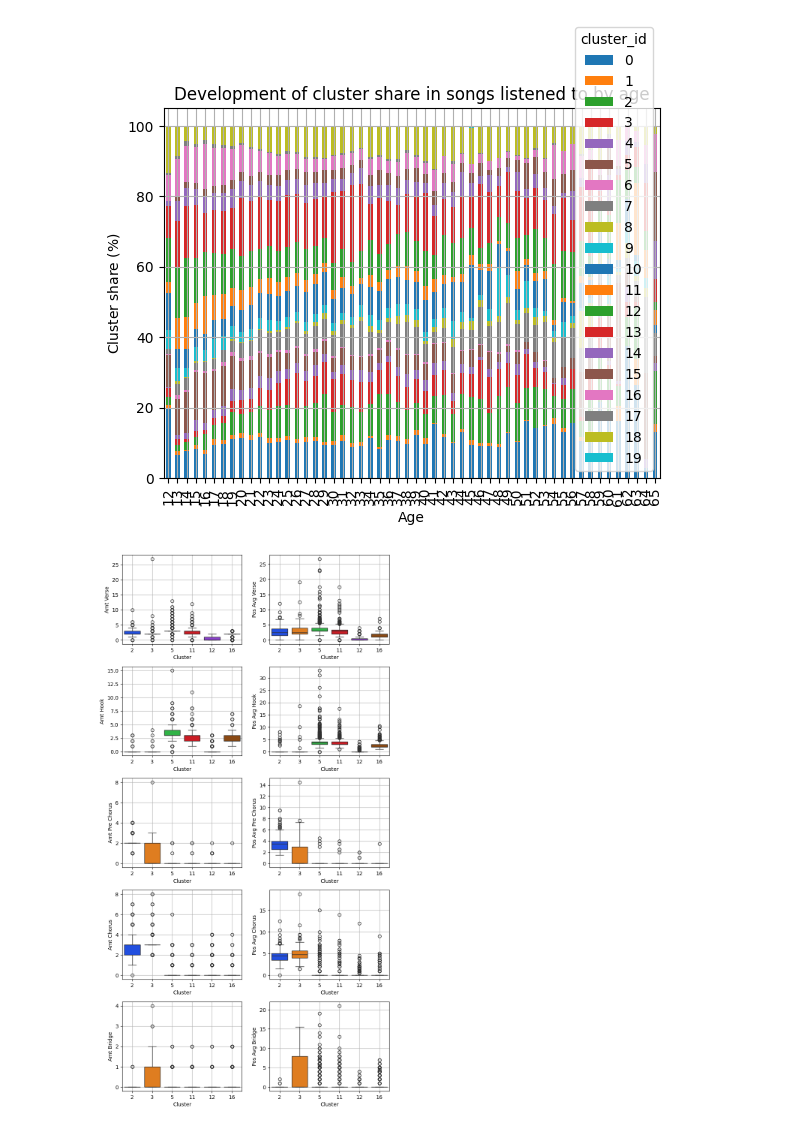
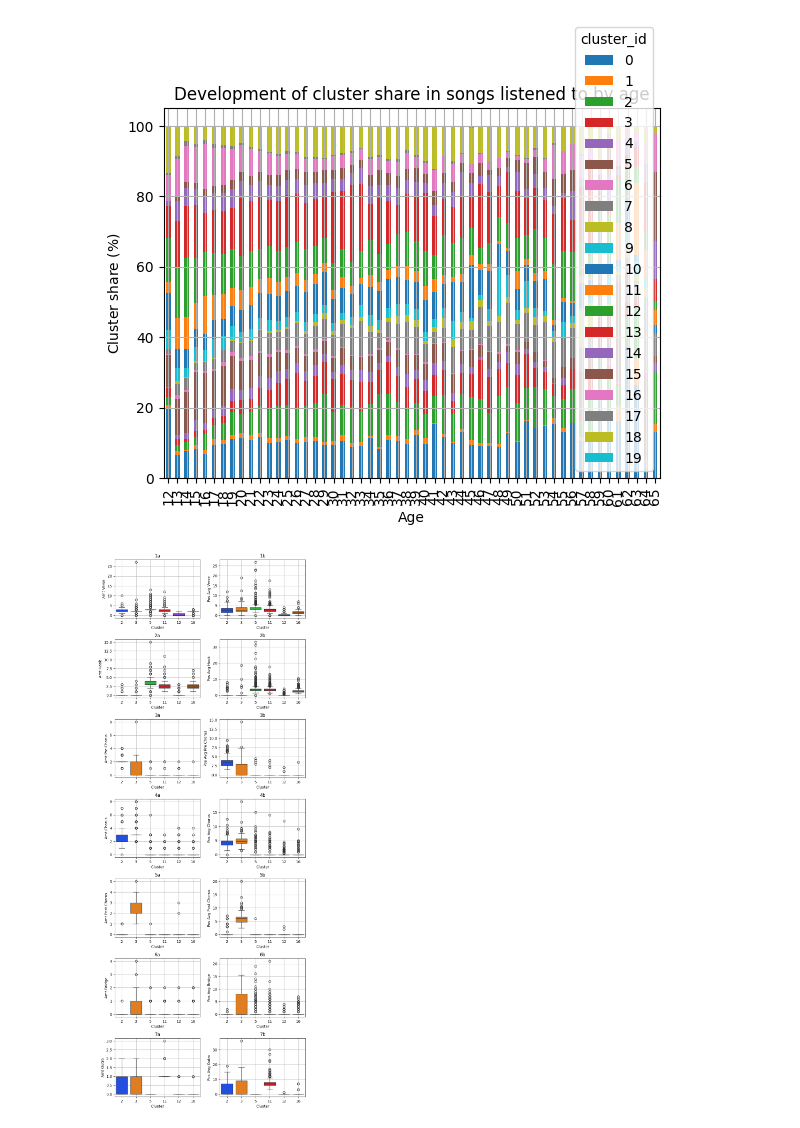
Before and after one commit to sbakker6/MusicRSAndChildren, a Jupyter notebook: analysis.ipynb, the cells around one changed output. Saved outputs shown, nothing was run; the diff lists cells and outputs as text; code cells hidden in the pictures.

Commit message:
Add genre distribution plots

```diff
--- a/analysis.ipynb
+++ b/analysis.ipynb
@@ -367,6 +385,19 @@ cols = ["song_id"] + columns[1:] + ["cluster_id"]
 fingerprints = pd.DataFrame(cursor.fetchall(), columns=cols).set_index("song_id")
 conn.close()
 
+def ax_title_generator(idx, main_axis, cols, rows):
+    """
+     Generates titles such as '1a', and '1b', for row/column (main_axis='row') or column/row (main_axis='col')
+     Can only support up to 52 columns for suffixes [a-zA-Z].
+    """
+    assert main_axis in ['col', 'row'], "main_axis must be either 'col' or 'row'"
+    suffixes = "abcdefghijklmnopqrstuvwxyzABCDEFGHIJKLMNOPQRSTUVWXYZ"
+    row_idx = idx // rows
+    col_idx = idx % rows
+    num = row_idx + 1 if main_axis == 'row' else col_idx + 1
+    suffix = suffixes[row_idx] if main_axis == 'col' else suffixes[col_idx]
+    return f"{num}{suffix}"
+
 
 # Create plots for features
 max_cols = 2
@@ -374,12 +405,16 @@ direction = 'col' # row = fill rows first; col = fill columns first
 inch_per_column, inch_per_row = 4, 3
 palette = sns.color_palette("bright")[: len(fingerprints.cluster_id.unique())]
 display_title = False
+display_subplot_titles = True
+subplot_title_generator = ax_title_generator
 interested_sections = [
     "verse",
     "hook",
     "pre_chorus",
     "chorus",
-    "bridge"
+    "post_chorus",
+    "bridge",
+    "outro"
 ]
 
 plots = {
@@ -395,32 +430,35 @@ for title, features in plots.items():
     ncols = min(amt_considered_columns, max_cols)
     nrows = int(np.ceil(amt_considered_columns / ncols))
     figsize = (inch_per_column * ncols, inch_per_row * nrows)
     fig, axes = plt.subplots(ncols=ncols, nrows=nrows, figsize=figsize)
     # MAP AXES TO THE CORRECT ORDER
     if nrows > 1:
         axes = axes.flatten() if direction == 'row' else axes.T.flatten()
     used_axes = []
-    for ax, feature in zip(axes, considered_colums):
+    for i, (ax, feature) in enumerate(zip(axes, considered_colums)):
         sns.boxplot(
             fingerprints,
             x="cluster_id",
             hue="cluster_id",
             palette=palette,
             y=feature,
             ax=ax,
             legend=False,
         )
         ax.set_xlabel("Cluster")
         ax.set_ylabel(" ".join(map(str.capitalize, feature.split("_"))))
         ax.grid()
         used_axes.append(ax)
+        if display_subplot_titles:
+            ax.set_title(subplot_title_generator(i, direction, ncols, nrows))
+            # ax.set_title(i)
     # Hide all unused axes
     for ax in [ax for ax in axes if ax not in used_axes]:
         ax.set_visible(False)
     if display_title:
         fig.suptitle(title)
 
     fig.tight_layout(pad=1.0)
     plt.show()
 # %% [output]
-[figure, old version]
+[figure, new version]
```
Also changed, not shown: parts of 8 cells of this notebook.
